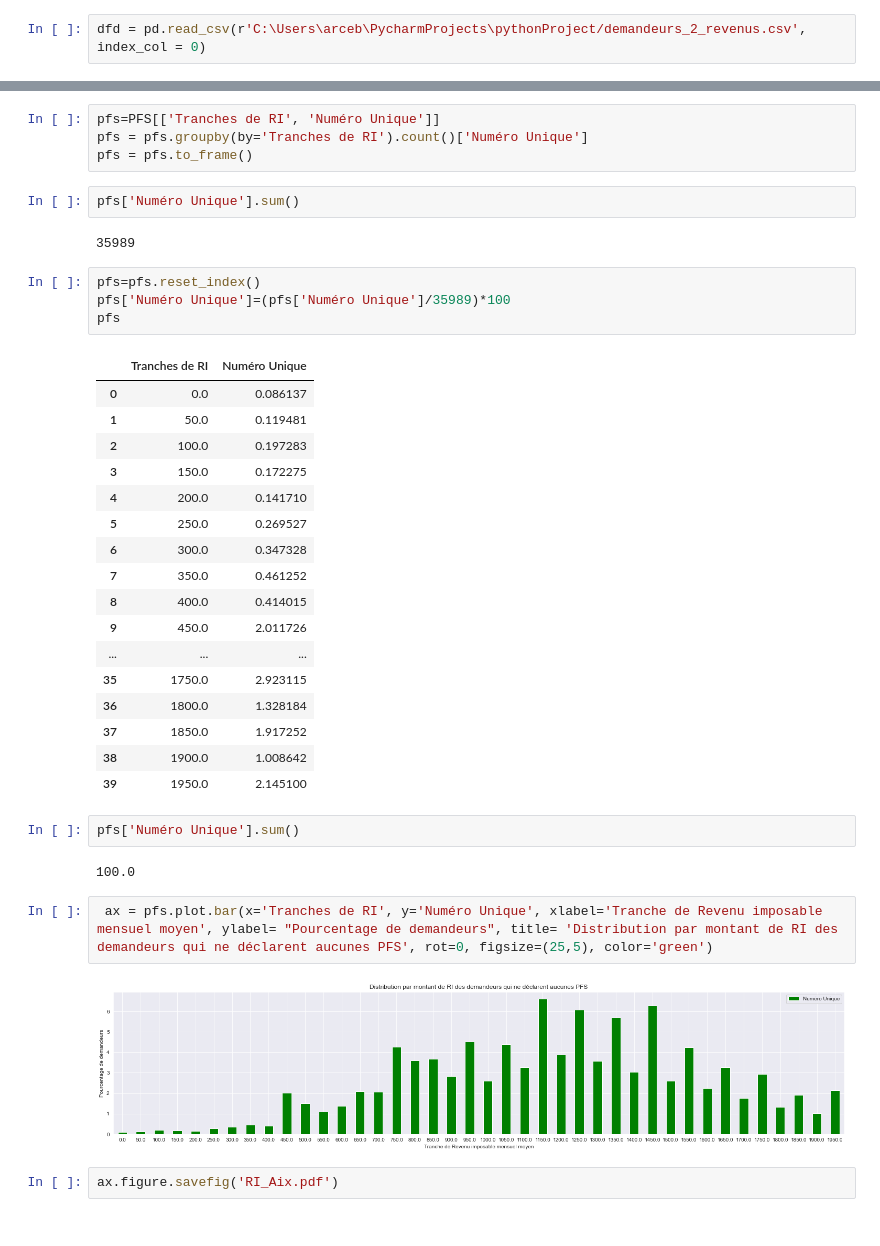
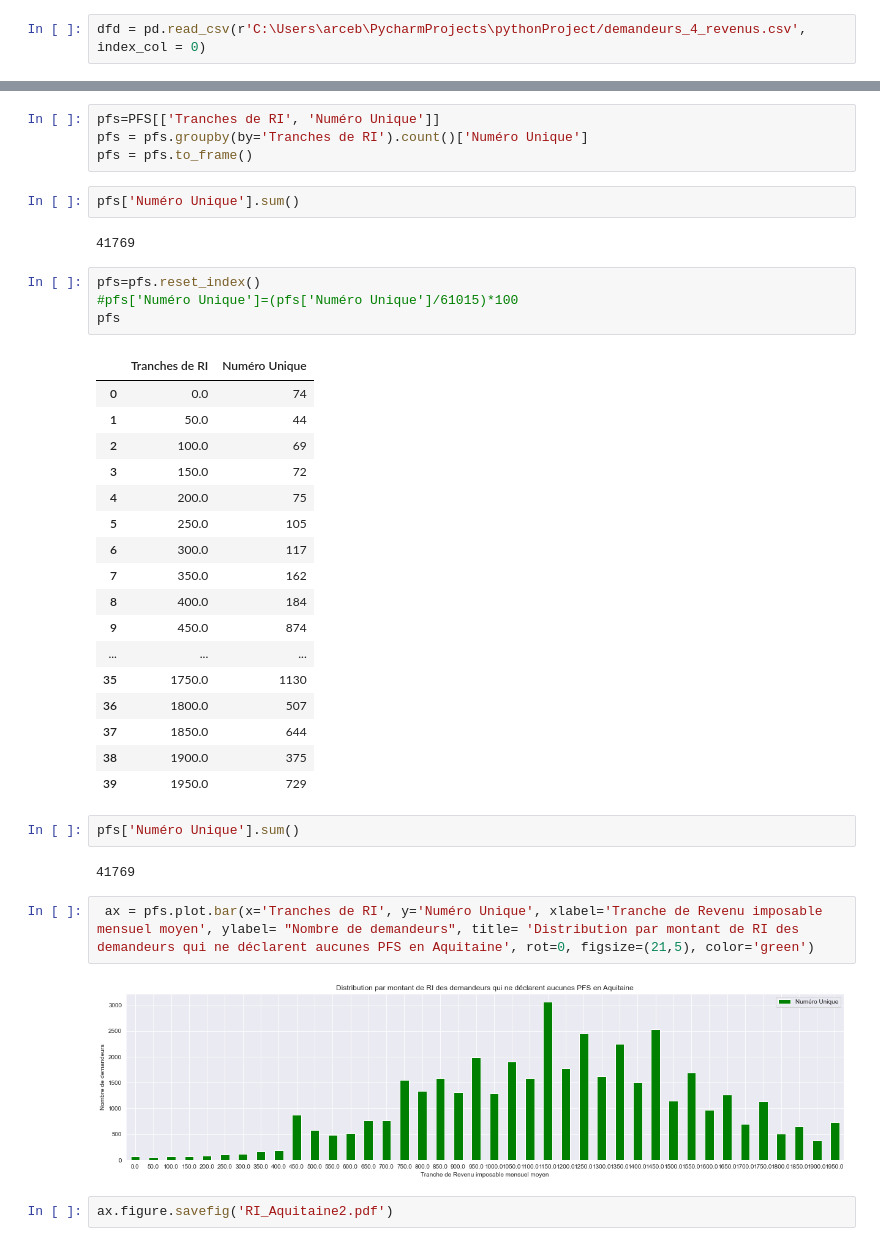
Before and after one commit to cmllbll/Social-Housing-in-France, a Jupyter notebook: Tableaux.ipynb, the cells around one changed output, grey strips where cells are left out. Drawn from its saved outputs; the diff is of its cells as text.

Commit message:
graphs 2D

```diff
--- a/Tableaux.ipynb
+++ b/Tableaux.ipynb
@@ -8,5 +8,5 @@ import seaborn as sns
 # %%
-dfd = pd.read_csv(r'C:\Users\arceb\PycharmProjects\pythonProject/demandeurs_2_revenus.csv', index_col = 0)
+dfd = pd.read_csv(r'C:\Users\arceb\PycharmProjects\pythonProject/demandeurs_4_revenus.csv', index_col = 0)
 # %%
 dfd=dfd.rename(columns={'Type de ressource\n': 'Type'})
 dfd
@@ -266,36 +708,36 @@ pfs = pfs.to_frame()
 # %%
 pfs['Numéro Unique'].sum()
 # %% [output]
-35989
+41769
 # %%
 pfs=pfs.reset_index()
-pfs['Numéro Unique']=(pfs['Numéro Unique']/35989)*100
+#pfs['Numéro Unique']=(pfs['Numéro Unique']/61015)*100
 pfs
 # %% [output]
 |  | Tranches de RI | Numéro Unique |
-| 0 | 0.0 | 0.086137 |
-| 1 | 50.0 | 0.119481 |
-| 2 | 100.0 | 0.197283 |
-| 3 | 150.0 | 0.172275 |
-| 4 | 200.0 | 0.141710 |
-| 5 | 250.0 | 0.269527 |
-| 6 | 300.0 | 0.347328 |
-| 7 | 350.0 | 0.461252 |
-| 8 | 400.0 | 0.414015 |
-| 9 | 450.0 | 2.011726 |
+| 0 | 0.0 | 74 |
+| 1 | 50.0 | 44 |
+| 2 | 100.0 | 69 |
+| 3 | 150.0 | 72 |
+| 4 | 200.0 | 75 |
+| 5 | 250.0 | 105 |
+| 6 | 300.0 | 117 |
+| 7 | 350.0 | 162 |
+| 8 | 400.0 | 184 |
+| 9 | 450.0 | 874 |
 | ... | ... | ... |
-| 35 | 1750.0 | 2.923115 |
-| 36 | 1800.0 | 1.328184 |
-| 37 | 1850.0 | 1.917252 |
-| 38 | 1900.0 | 1.008642 |
-| 39 | 1950.0 | 2.145100 |
+| 35 | 1750.0 | 1130 |
+| 36 | 1800.0 | 507 |
+| 37 | 1850.0 | 644 |
+| 38 | 1900.0 | 375 |
+| 39 | 1950.0 | 729 |
 # %%
 pfs['Numéro Unique'].sum()
 # %% [output]
-100.0
+41769
 # %%
- ax = pfs.plot.bar(x='Tranches de RI', y='Numéro Unique', xlabel='Tranche de Revenu imposable mensuel moyen', ylabel= "Pourcentage de demandeurs", title= 'Distribution par montant de RI des demandeurs qui ne déclarent aucunes PFS', rot=0, figsize=(25,5), color='green')
+ ax = pfs.plot.bar(x='Tranches de RI', y='Numéro Unique', xlabel='Tranche de Revenu imposable mensuel moyen', ylabel= "Nombre de demandeurs", title= 'Distribution par montant de RI des demandeurs qui ne déclarent aucunes PFS en Aquitaine', rot=0, figsize=(21,5), color='green')
 # %% [output]
-[figure, old version]
+[figure, new version]
 # %%
-ax.figure.savefig('RI_Aix.pdf')
+ax.figure.savefig('RI_Aquitaine2.pdf')
```
Also changed, not shown: parts of 47 cells of this notebook, 2 other files.
